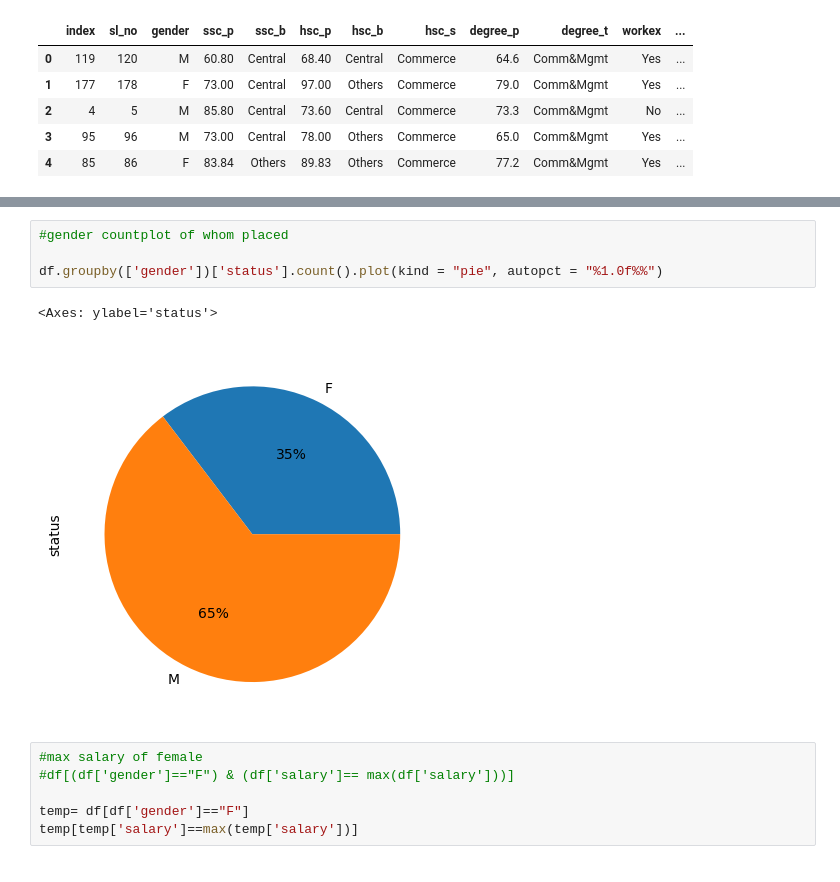
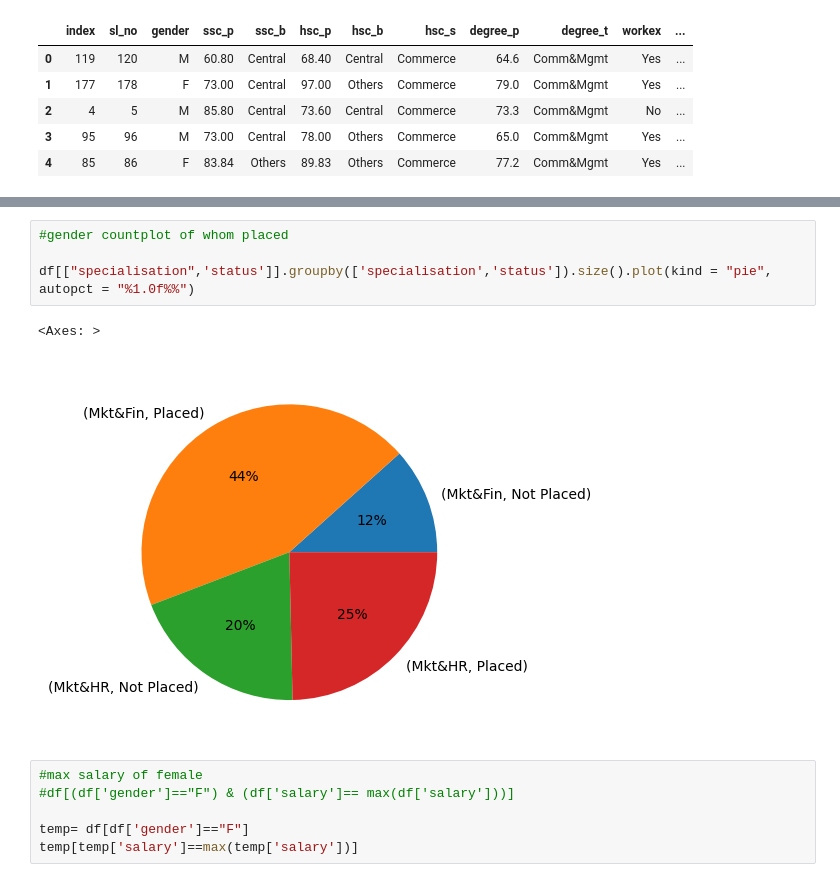
Before and after one commit to savii99/campus_placement_prediction, a Jupyter notebook: code.ipynb, the cells around one changed output, grey strips where cells are left out. Cells and saved outputs as stored; diff of their text form.

```diff
--- a/code.ipynb
+++ b/code.ipynb
@@ -313,10 +326,10 @@ Name: status, dtype: int64
 # %%
 #gender countplot of whom placed
 
-df.groupby(['gender'])['status'].count().plot(kind = "pie", autopct = "%1.0f%%")
+df[["specialisation",'status']].groupby(['specialisation','status']).size().plot(kind = "pie", autopct = "%1.0f%%")
 # %% [output]
-<Axes: ylabel='status'>
+<Axes: >
-[figure, old version]
+[figure, new version]
 # %%
 #max salary of female
 #df[(df['gender']=="F") & (df['salary']== max(df['salary']))]
```
Also changed, not shown: parts of 35 cells of this notebook, 1 other file.
